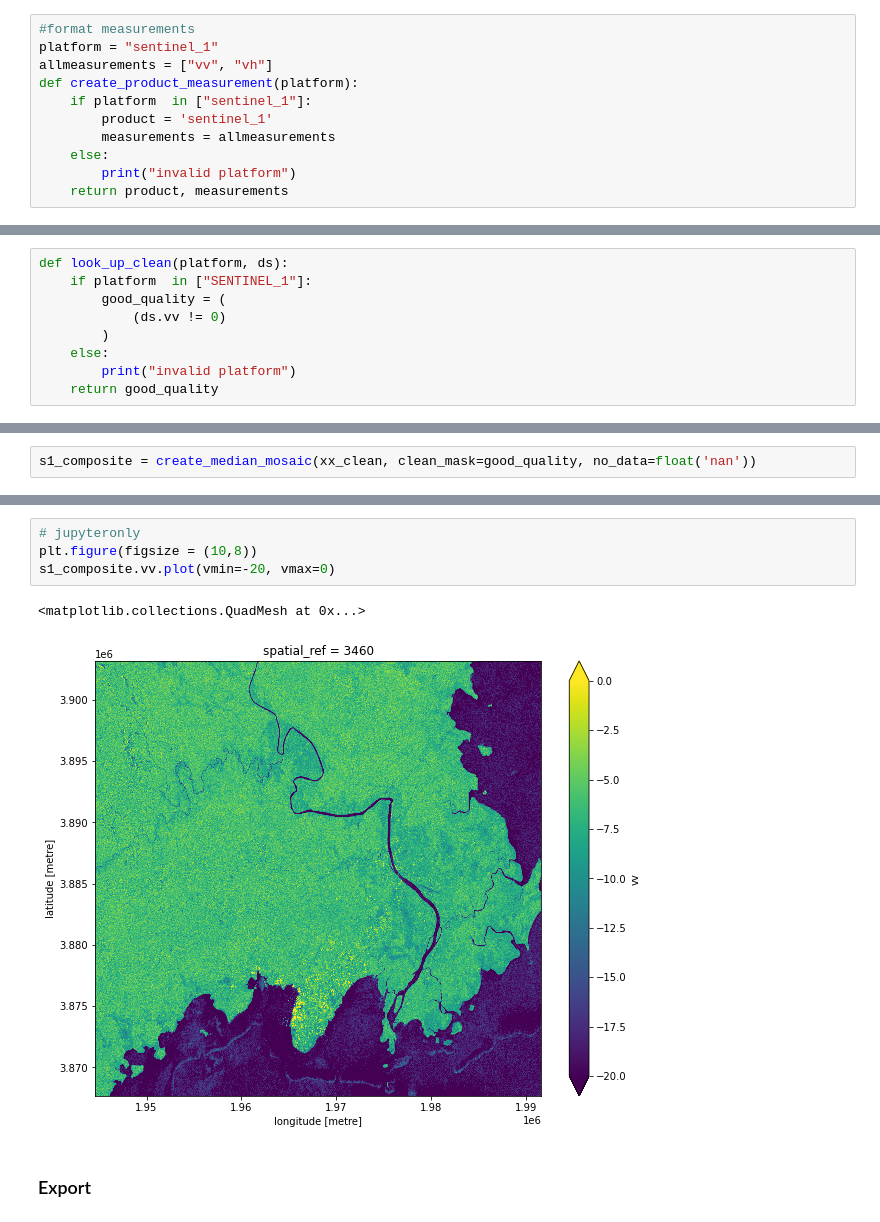
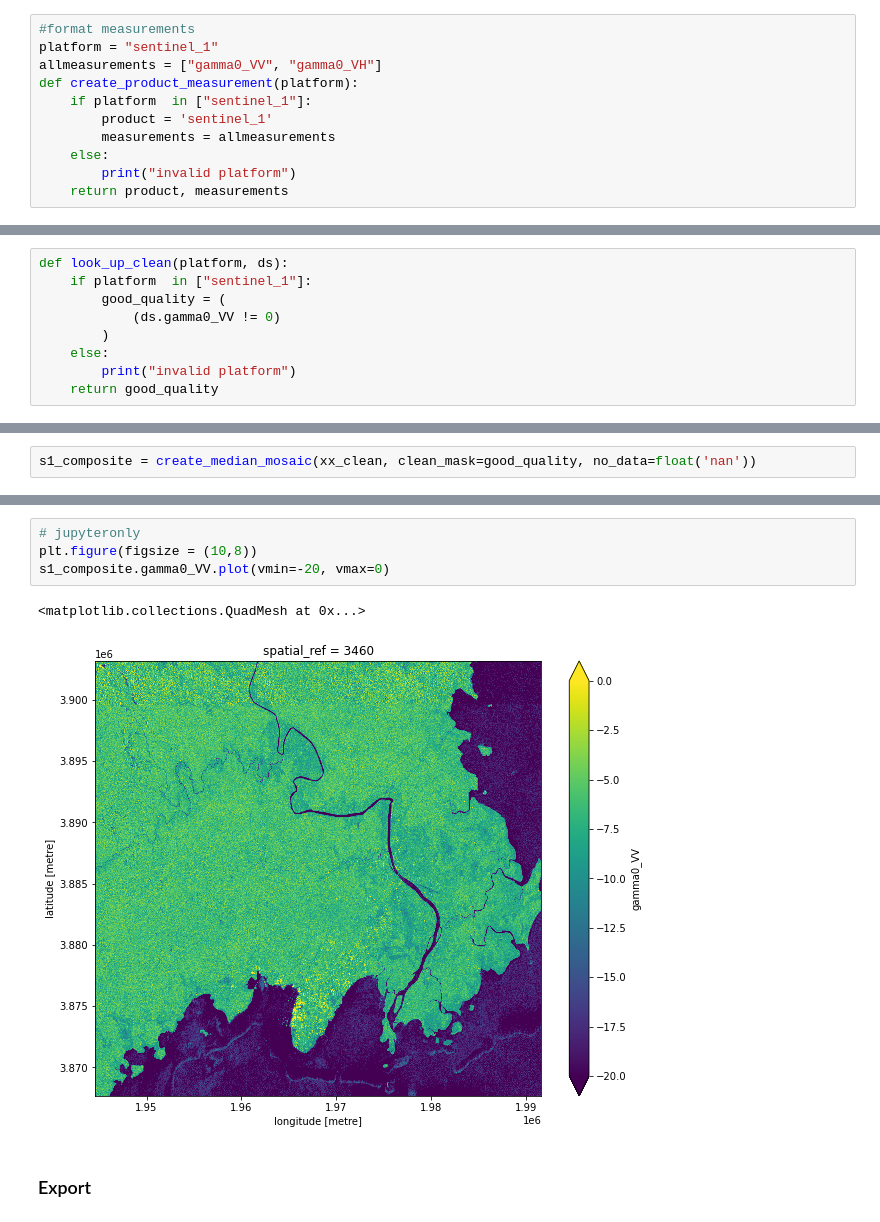
Before and after one commit to SatelliteApplicationsCatapult/odc-hub, a Jupyter notebook: todeploy/S1Median.ipynb, the cells around one changed output, grey strips where cells are left out. Cells and saved outputs as stored; diff of their text form.

```diff
--- a/todeploy/S1Median.ipynb
+++ b/todeploy/S1Median.ipynb
@@ -137,7 +137,7 @@ print(lon_range)
 # %%
 #format measurements
 platform = "sentinel_1"
-allmeasurements = ["vv", "vh"]
+allmeasurements = ["gamma0_VV", "gamma0_VH"]
 def create_product_measurement(platform):
     if platform  in ["sentinel_1"]:
         product = 'sentinel_1'
@@ -193,9 +228,9 @@ if is_dataset_empty(ds): raise Exception("DataCube Load returned an empty Datase
 ## Create no data mask
 # %%
 def look_up_clean(platform, ds):
-    if platform  in ["SENTINEL_1"]:
+    if platform  in ["sentinel_1"]:
         good_quality = (
-            (ds.vv != 0)
+            (ds.gamma0_VV != 0)
         )
     else:
         print("invalid platform")
@@ -330,10 +365,10 @@ Attributes: (0)
 # %%
 # jupyteronly
 plt.figure(figsize = (10,8))
-s1_composite.vv.plot(vmin=-20, vmax=0)
+s1_composite.gamma0_VV.plot(vmin=-20, vmax=0)
 # %% [output]
 <matplotlib.collections.QuadMesh at 0x...>
-[figure, old version]
+[figure, new version]
 # %% [markdown]
 ### Export
 # %%
```
Also changed, not shown: parts of 7 cells of this notebook.
